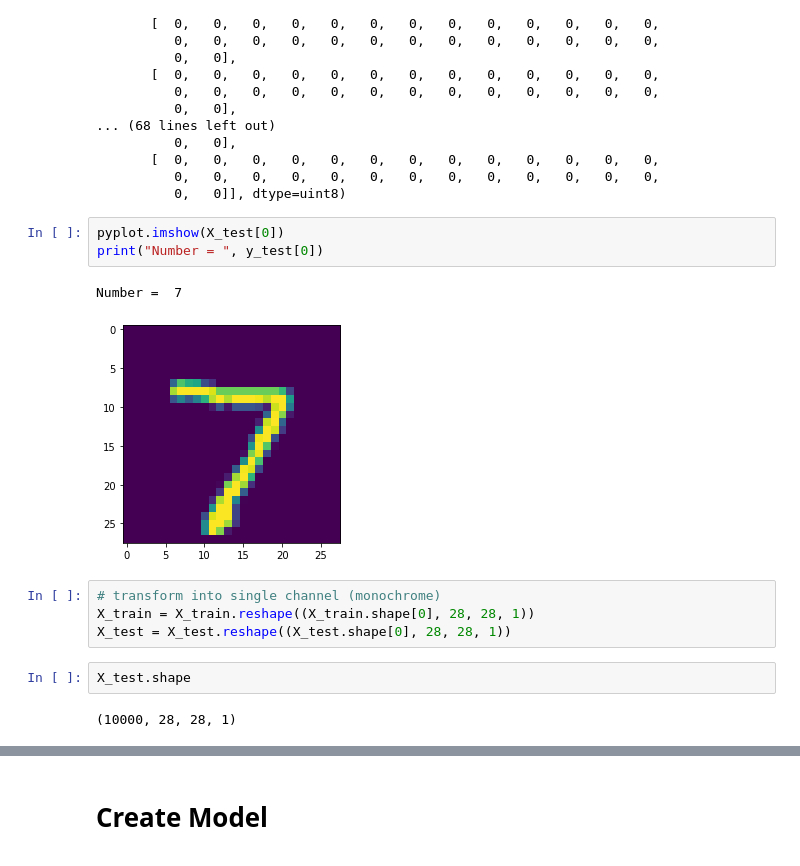
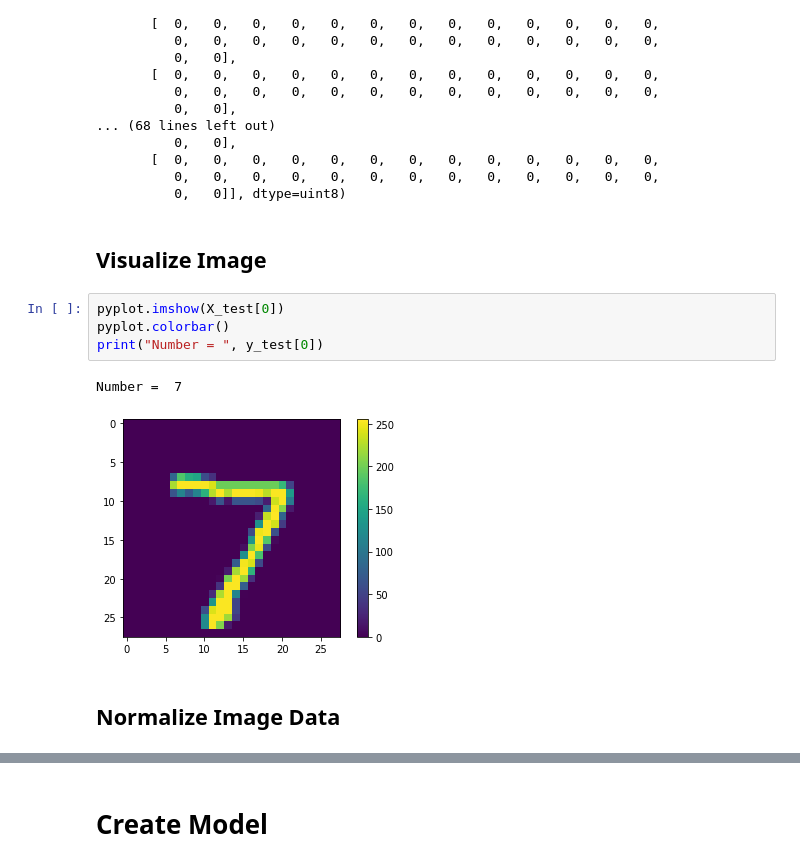
Before and after one commit to SumuduTennakoon/MachineLearningFoundations, a Jupyter notebook: LectureNotebooks/13_DeepLearning_Models_Introduction.ipynb, the cells around one changed output, grey strips where cells are left out. Saved outputs shown, nothing was run; the diff lists cells and outputs as text.

```diff
--- a/LectureNotebooks/13_DeepLearning_Models_Introduction.ipynb
+++ b/LectureNotebooks/13_DeepLearning_Models_Introduction.ipynb
@@ -55,17 +69,14 @@ array([[  0,   0,   0,   0,   0,   0,   0,   0,   0,   0,   0,   0,   0,
        [  0,   0,   0,   0,   0,   0,   0,   0,   0,   0,   0,   0,   0,
           0,   0,   0,   0,   0,   0,   0,   0,   0,   0,   0,   0,   0,
           0,   0]], dtype=uint8)
+# %% [markdown]
+## Visualize Image
 # %%
 pyplot.imshow(X_test[0])
+pyplot.colorbar()
 print("Number = ", y_test[0])
 # %% [output]
 Number =  7
-[figure, old version]
+[figure, new version]
-# %%
-# transform into single channel (monochrome)
-X_train = X_train.reshape((X_train.shape[0], 28, 28, 1))
-X_test = X_test.reshape((X_test.shape[0], 28, 28, 1))
-# %%
-X_test.shape
-# %% [output]
-(10000, 28, 28, 1)
+# %% [markdown]
+## Normalize Image Data
```
Also changed, not shown: parts of 49 cells of this notebook.
